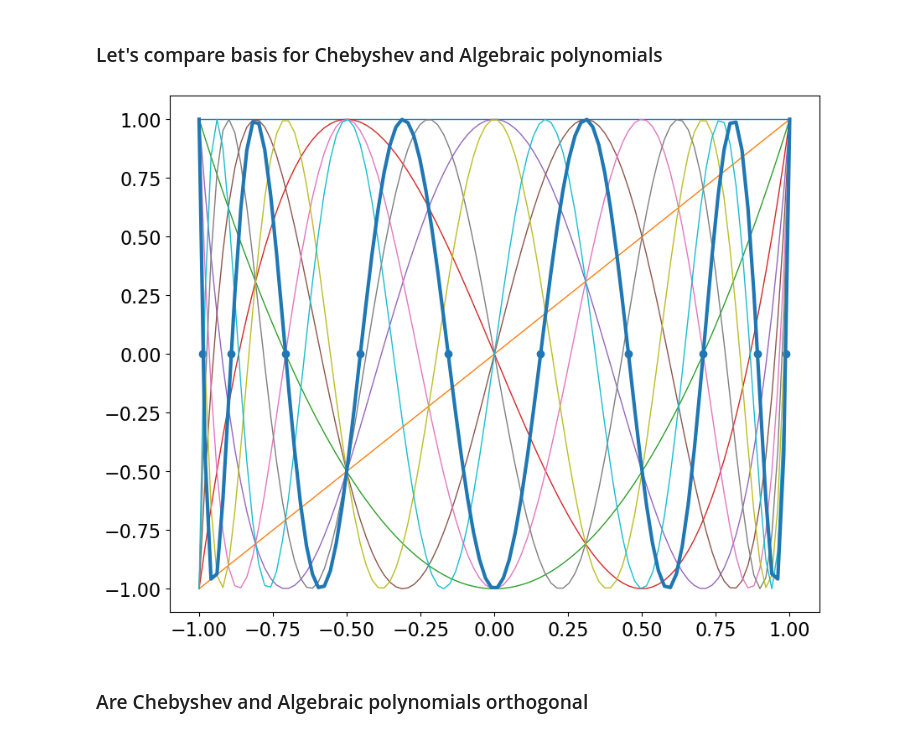
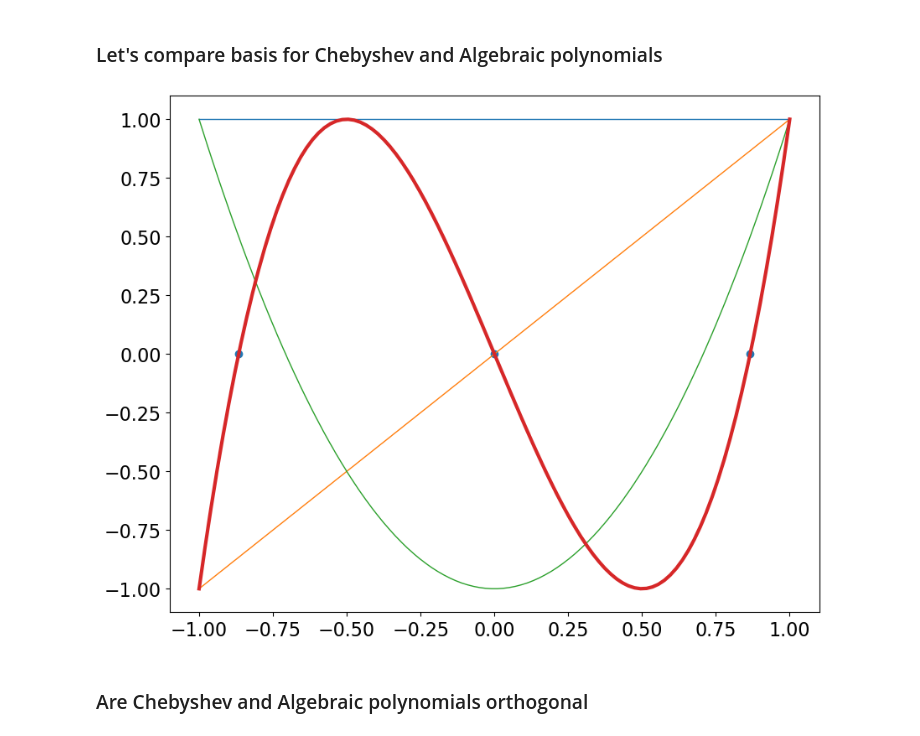
Before and after one commit to zbp778/dp_ucph, a Jupyter notebook: 1_theory_tools/05_interpolation.ipynb, the cells around one changed output. Saved outputs shown, nothing was run; the diff lists cells and outputs as text; code cells hidden in the pictures.

```diff
--- a/1_theory_tools/05_interpolation.ipynb
+++ b/1_theory_tools/05_interpolation.ipynb
@@ -238,21 +238,21 @@ $$x_k=\frac{\cos\left(\frac{2k-1}{2}\right)\pi/n}{\cos\left(\frac{\pi}{2n}\right
 # %% [markdown]
 ### Let's compare basis for Chebyshev and Algebraic polynomials
 # %%
-n=10
+n=3
 # plot nodes
 x0,z0 =sieve.grid(n=n, a=0, b=1, gridtype='c') # chebyshev nodes are roots of n-degree chebyshev polynomials
 plt.figure(figsize=(10,8))
 plt.scatter(z0, z0*0)
 
 # plot Chebyshev polynomials up to degree n
 z=np.linspace(-1,1,100).reshape(-1,1)
 B=sieve.basis_j(z, deg=n, btype='chebyshev')
 # B=sieve.basis(z, deg=[n], btype=['algpol']) # Try this and increase degree (does the polynomials appears to be orthogonal)
 plt.plot(z, B[:,:-1], linewidth=1)
 plt.plot(z, B[:,-1], linewidth=3)
 plt.show()
 # %% [output]
-[figure, old version]
+[figure, new version]
 # %% [markdown]
 ### Are Chebyshev and Algebraic polynomials orthogonal
 # %%
```
